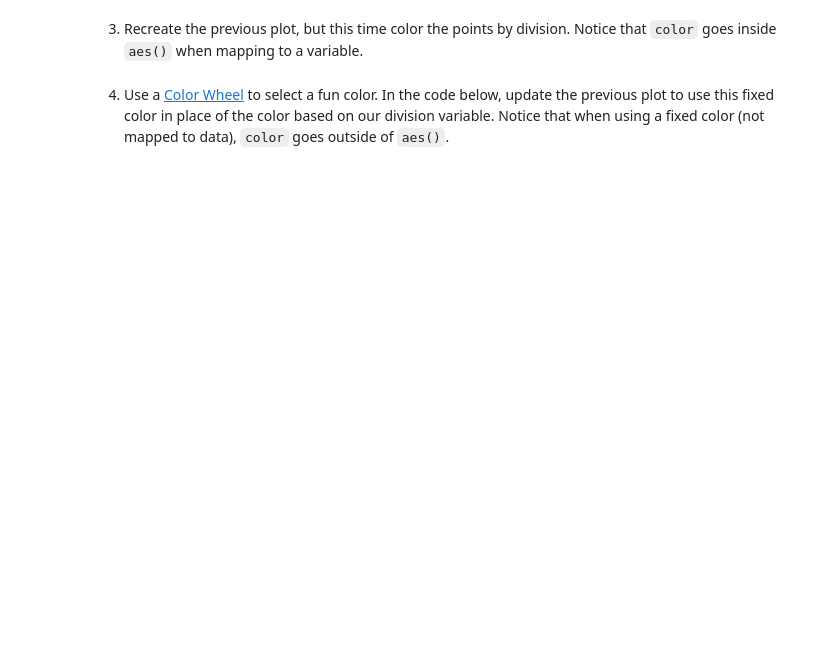
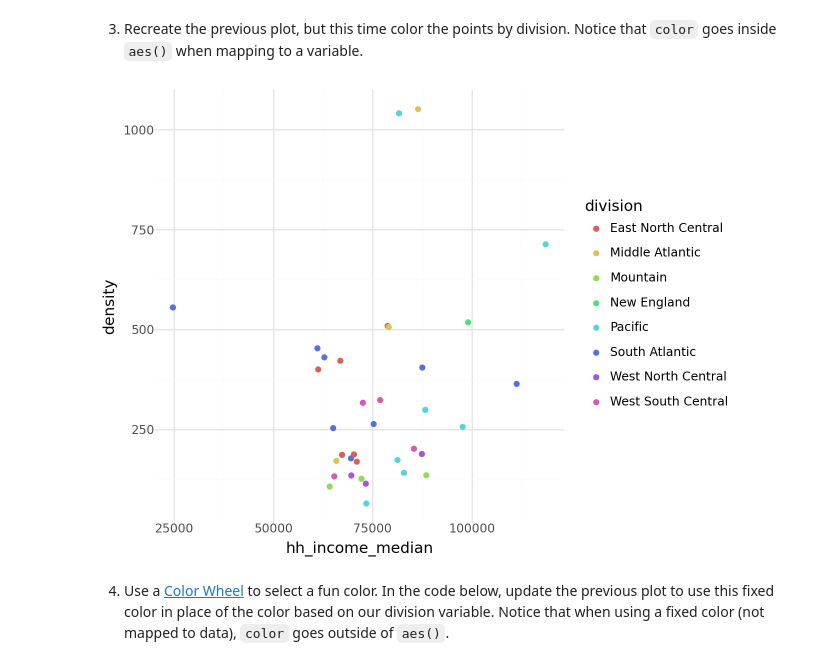
Before and after one commit to tettehdaniel/python-labs, a Jupyter notebook: Notebooks/Notebook08_DataVis2_SV.ipynb, the cells around one changed output. Saved outputs shown, nothing was run; the diff lists cells and outputs as text; code cells hidden in the pictures; blank space fills up the shorter version.

```diff
--- a/Notebooks/Notebook08_DataVis2_SV.ipynb
+++ b/Notebooks/Notebook08_DataVis2_SV.ipynb
@@ -43,4 +77,13 @@ Today we will further explore aesthetic options to better destinguish our data v
 # %% [markdown]
 3. Recreate the previous plot, but this time color the points by division. Notice that `color` goes inside `aes()` when mapping to a variable.
+# %%
+(
+    dat
+    .filter(c.pop > 2)
+    .pipe(ggplot, aes(x="hh_income_median", y="density"))
+    +geom_point(aes(color="division"))
+)
+# %% [output]
+[figure, added]
 # %% [markdown]
 4. Use a [Color Wheel](https://htmlcolorcodes.com/color-wheel/) to select a fun color. In the code below, update the previous plot to use this fixed color in place of the color based on our division variable. Notice that when using a fixed color (not mapped to data), `color` goes outside of `aes()`.
```
Also changed, not shown: parts of 11 cells of this notebook.
